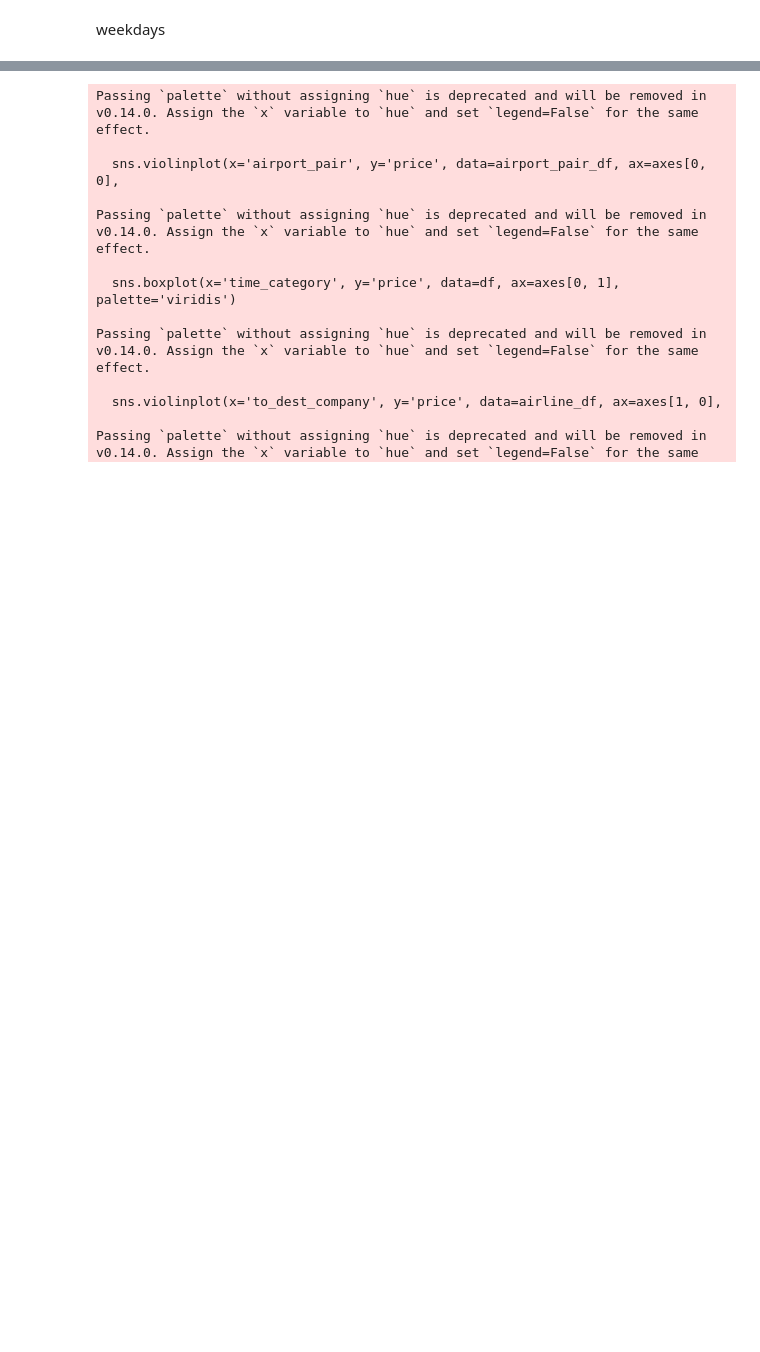
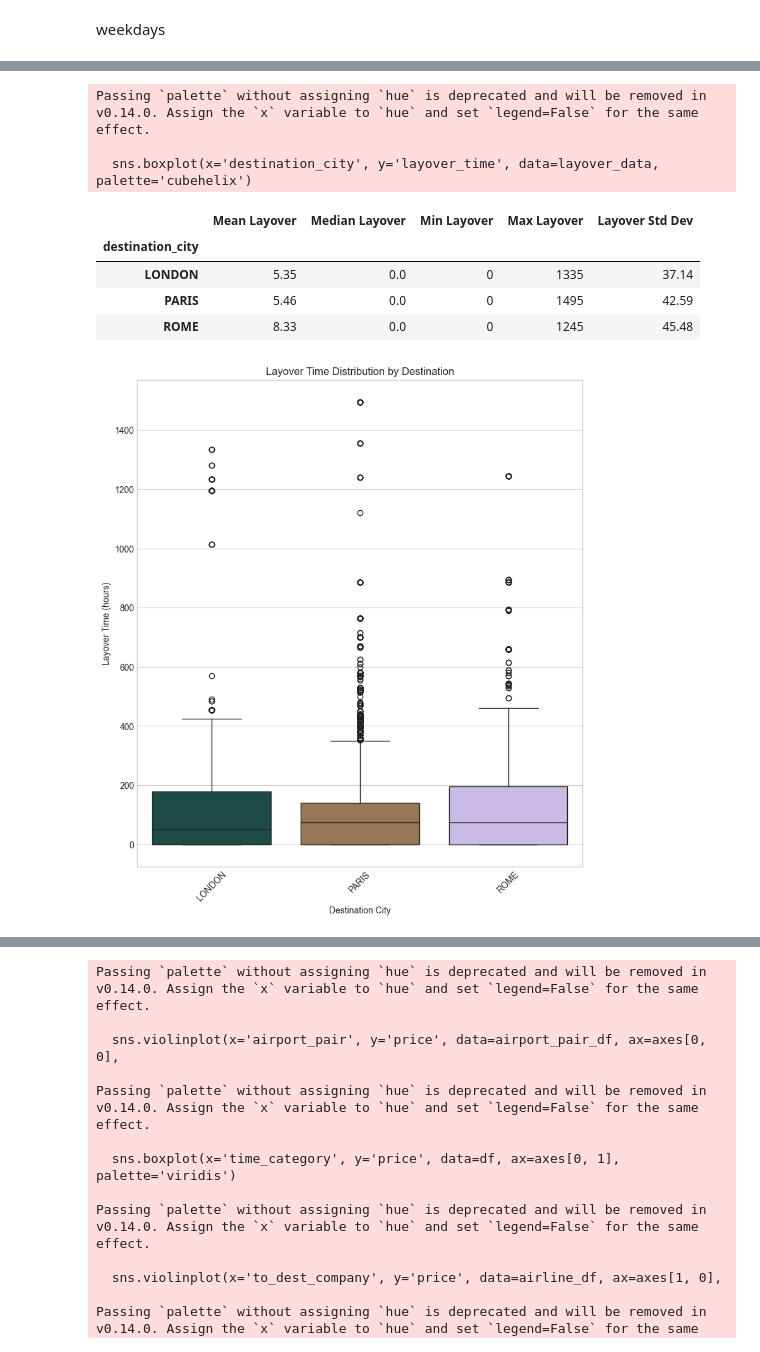
Before and after one commit to Shlezman/DS-Scarping, a Jupyter notebook: project.ipynb, the cells around one changed output, grey strips where cells are left out. Cells and saved outputs as stored; diff of their text form; code cells hidden in the pictures; blank space fills up the shorter version.

```diff
--- a/project.ipynb
+++ b/project.ipynb
@@ -594,0 +487,29 @@ NameError: name 'df' is not defined
+# %%
+layover_data = data[data['layover']== True]
+plt.figure(figsize=(20, 10))
+
+plt.subplot(1, 2, 1)
+sns.boxplot(x='destination_city', y='layover_time', data=layover_data, palette='cubehelix')
+plt.title('Layover Time Distribution by Destination')
+plt.xlabel('Destination City')
+plt.ylabel('Layover Time (hours)')
+plt.xticks(rotation=45)
+
+# Calculate summary statistics
+data.groupby('destination_city')['layover_time'].agg([
+    ('Mean Layover', 'mean'),
+    ('Median Layover', 'median'),
+    ('Min Layover', 'min'),
+    ('Max Layover', 'max'),
+    ('Layover Std Dev', 'std')
+]).round(2)
+# %% [output]
+Passing `palette` without assigning `hue` is deprecated and will be removed in v0.14.0. Assign the `x` variable to `hue` and set `legend=False` for the same effect.
+
+  sns.boxplot(x='destination_city', y='layover_time', data=layover_data, palette='cubehelix')
+|  | Mean Layover | Median Layover | Min Layover | Max Layover | Layover Std Dev |
+| destination_city |  |  |  |  |  |
+| LONDON | 5.35 | 0.0 | 0 | 1335 | 37.14 |
+| PARIS | 5.46 | 0.0 | 0 | 1495 | 42.59 |
+| ROME | 8.33 | 0.0 | 0 | 1245 | 45.48 |
+[figure, added]
```
Also changed, not shown: parts of 22 cells of this notebook, 1 other file.
